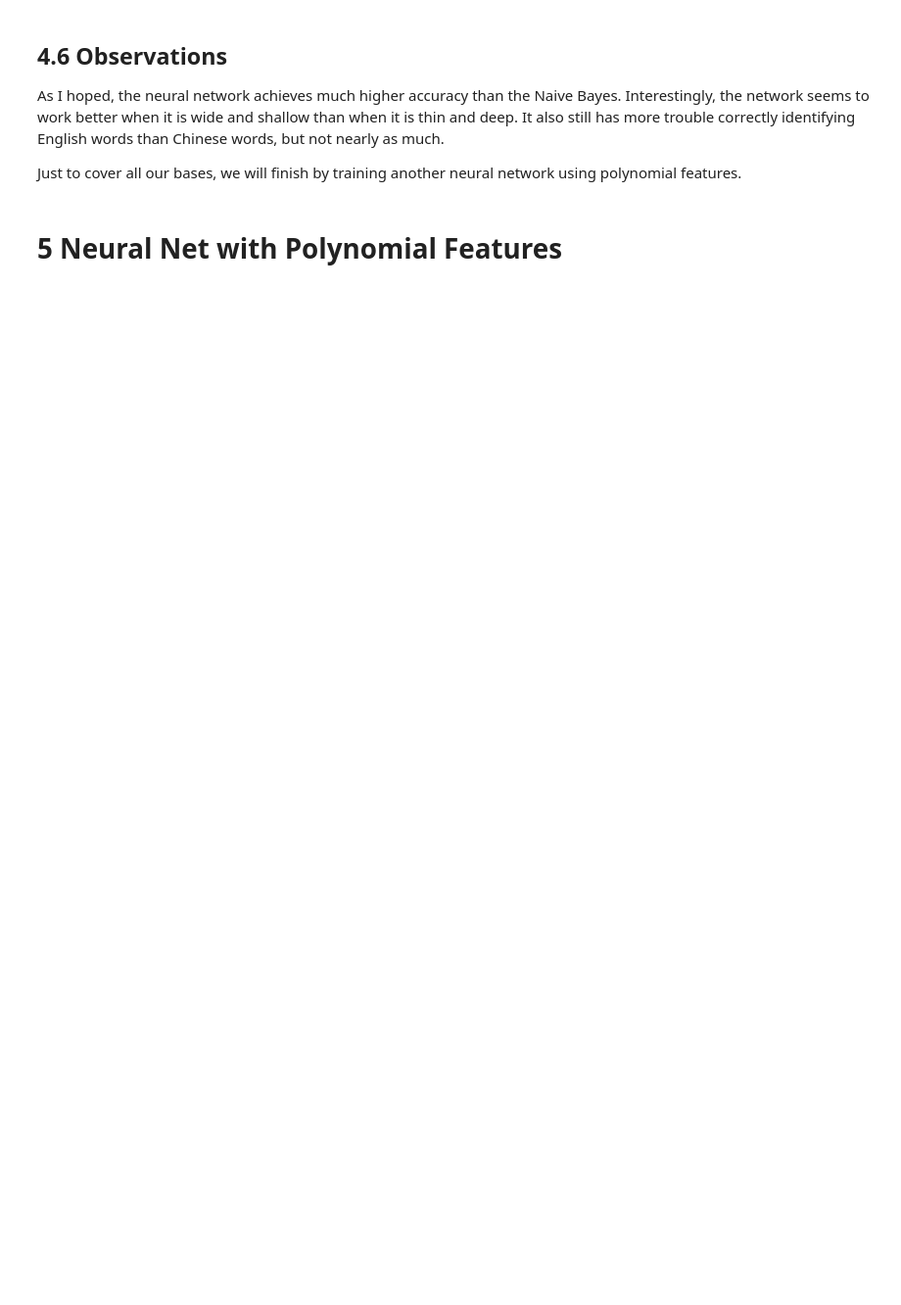
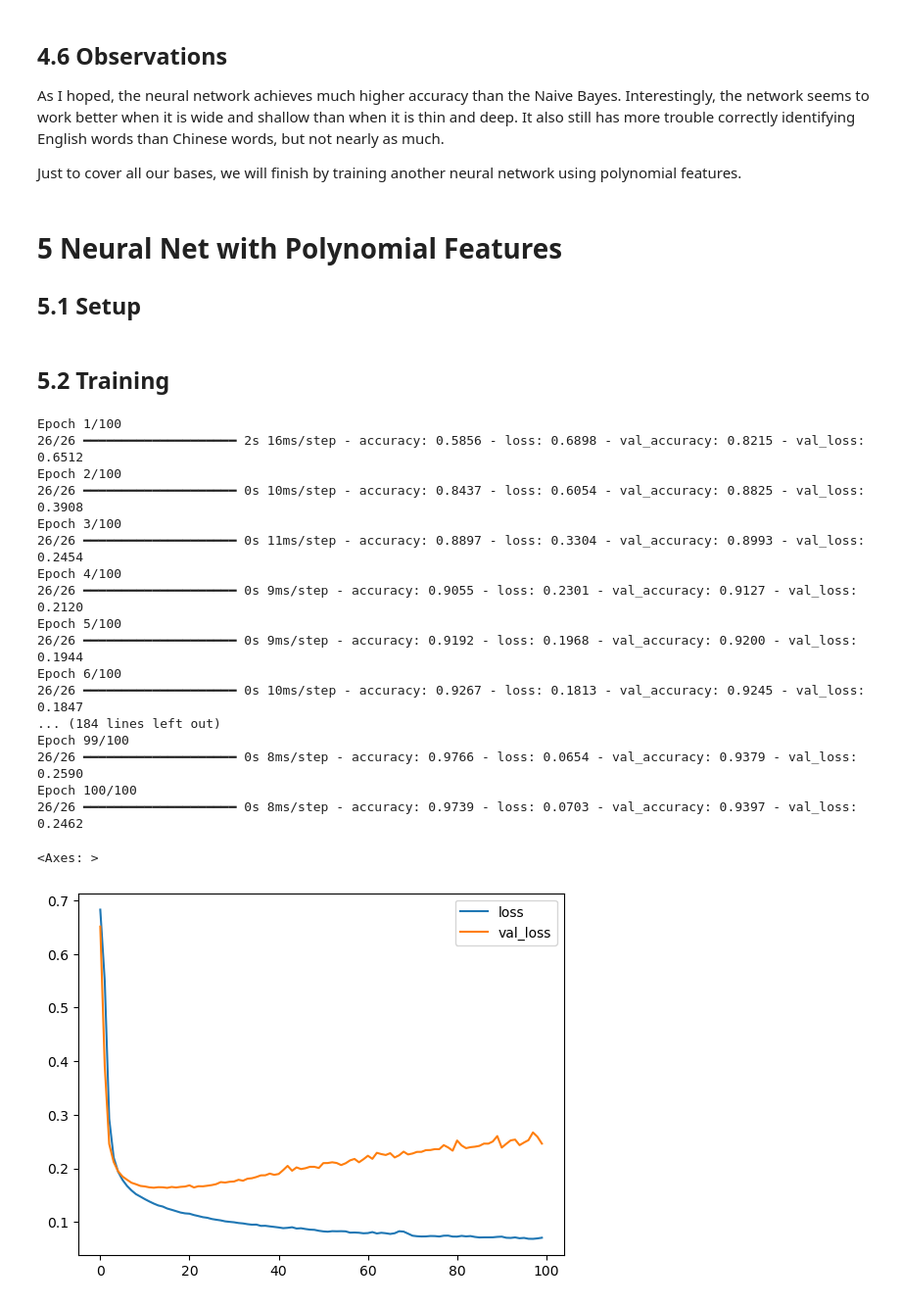
Before and after one commit to Alec-Pike/MLFinalProjectAlecPike, a Jupyter notebook: ProjectCode.ipynb, the cells around one changed output. Shown at 98% size. Saved outputs shown, nothing was run; the diff lists cells and outputs as text; code cells hidden in the pictures; blank space fills up the shorter version.

```diff
--- a/ProjectCode.ipynb
+++ b/ProjectCode.ipynb
@@ -562,3 +533,48 @@ As I hoped, the neural network achieves much higher accuracy than the Naive Baye
 Just to cover all our bases, we will finish by training another neural network using polynomial features.
 # %% [markdown]
 # 5 Neural Net with Polynomial Features
+
+## 5.1 Setup
+# %%
+# Get data
+X_trn, y_trn, X_vld, y_vld, X_tst, y_tst = get_preprocessed_data(poly_features=True)
+
+# Initialize network
+nn_poly = build_neural_net(
+    input_shape=(X_trn.shape[1],),
+    n_layers=8,
+    n_units_per_layer=12,
+    n_outputs=1,
+    loss='binary_crossentropy',
+    metrics=["accuracy"],
+    output_activation='sigmoid'
+)
+# %% [markdown]
+## 5.2 Training
+# %%
+# Train
+losses = nn_poly.fit(X_trn, y_trn, validation_data=(X_vld, y_vld), batch_size=1024, epochs=100)
+
+# Plot learning curve
+loss_df = pd.DataFrame(losses.history)
+loss_df.loc[:,['loss','val_loss']].plot()
+# %% [output]
+Epoch 1/100
+26/26 ━━━━━━━━━━━━━━━━━━━━ 2s 16ms/step - accuracy: 0.5856 - loss: 0.6898 - val_accuracy: 0.8215 - val_loss: 0.6512
+Epoch 2/100
+26/26 ━━━━━━━━━━━━━━━━━━━━ 0s 10ms/step - accuracy: 0.8437 - loss: 0.6054 - val_accuracy: 0.8825 - val_loss: 0.3908
+Epoch 3/100
+26/26 ━━━━━━━━━━━━━━━━━━━━ 0s 11ms/step - accuracy: 0.8897 - loss: 0.3304 - val_accuracy: 0.8993 - val_loss: 0.2454
+Epoch 4/100
+26/26 ━━━━━━━━━━━━━━━━━━━━ 0s 9ms/step - accuracy: 0.9055 - loss: 0.2301 - val_accuracy: 0.9127 - val_loss: 0.2120
+Epoch 5/100
+26/26 ━━━━━━━━━━━━━━━━━━━━ 0s 9ms/step - accuracy: 0.9192 - loss: 0.1968 - val_accuracy: 0.9200 - val_loss: 0.1944
+Epoch 6/100
+26/26 ━━━━━━━━━━━━━━━━━━━━ 0s 10ms/step - accuracy: 0.9267 - loss: 0.1813 - val_accuracy: 0.9245 - val_loss: 0.1847
+... (184 lines left out)
+Epoch 99/100
+26/26 ━━━━━━━━━━━━━━━━━━━━ 0s 8ms/step - accuracy: 0.9766 - loss: 0.0654 - val_accuracy: 0.9379 - val_loss: 0.2590
+Epoch 100/100
+26/26 ━━━━━━━━━━━━━━━━━━━━ 0s 8ms/step - accuracy: 0.9739 - loss: 0.0703 - val_accuracy: 0.9397 - val_loss: 0.2462
+<Axes: >
+[figure, added]
```
Also changed, not shown: parts of 24 cells of this notebook, 1 other file.
